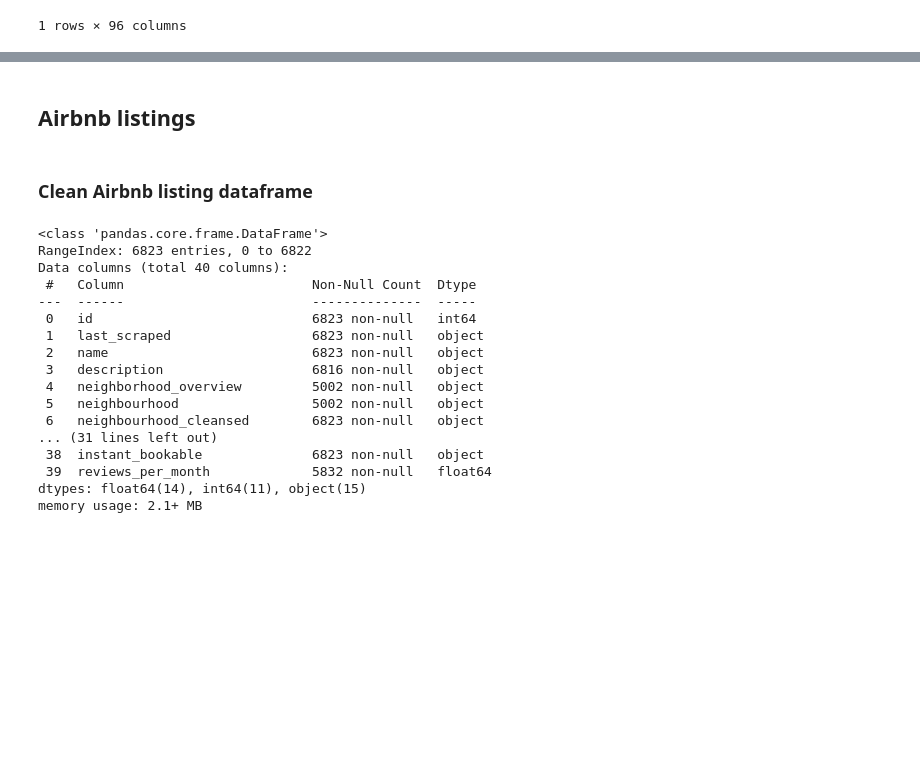
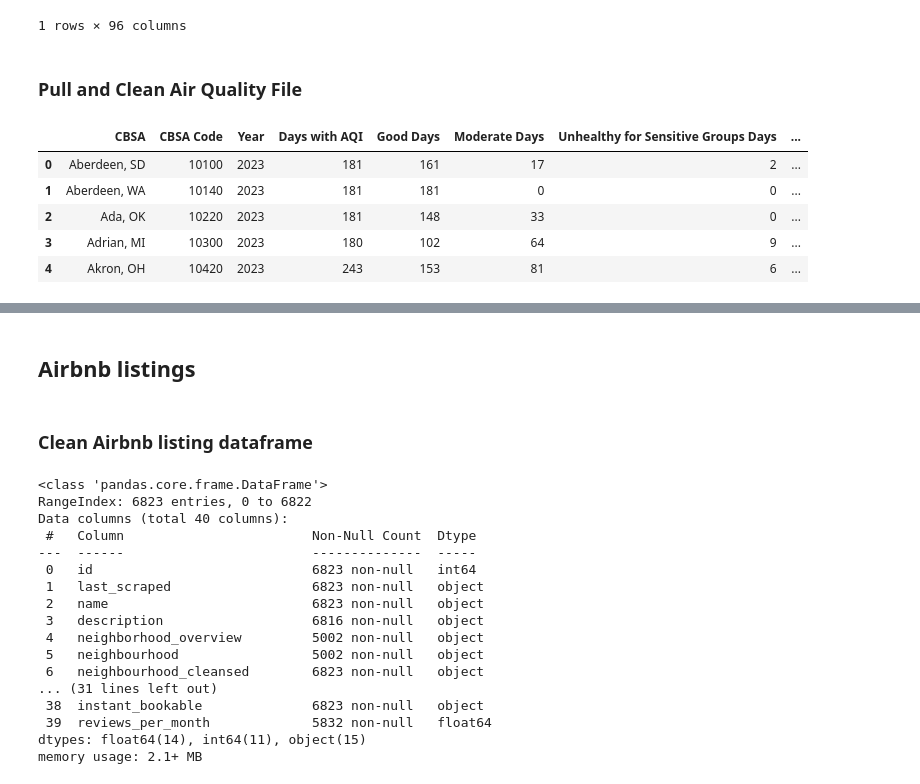
Before and after one commit to kflemming30/6505-Project, a Jupyter notebook: airbnb_data_exploration.ipynb, the cells around one changed output, grey strips where cells are left out. Cells and saved outputs as stored; diff of their text form; code cells hidden in the pictures; blank space fills up the shorter version.

```diff
--- a/airbnb_data_exploration.ipynb
+++ b/airbnb_data_exploration.ipynb
@@ -203,3 +206,15 @@ seattle_cost_of_living.groupby('areaname').describe()
 | areaname |  |  |  |  |  |  |  |  |  |  | ... |
 | Seattle-Bellevue, WA HUD Metro FM... | 20.0 | 3006.0 | 7.181848 | 2999.0 | 2999.0 | 3006.0 | 3013.0 | 3013.0 | 20.0 | 25067.95134 | ... |
 1 rows × 96 columns
+# %% [markdown]
+### Pull and Clean Air Quality File
+# %%
+air_quality = pd.read_csv('https://raw.githubusercontent.com/kflemming30/Urban_Dynamics_and_Airbnb_Reviews/main/air_quality_2023.csv')
+air_quality.head()
+# %% [output]
+|  | CBSA | CBSA Code | Year | Days with AQI | Good Days | Moderate Days | Unhealthy for Sensitive Groups Days | ... |
+| 0 | Aberdeen, SD | 10100 | 2023 | 181 | 161 | 17 | 2 | ... |
+| 1 | Aberdeen, WA | 10140 | 2023 | 181 | 181 | 0 | 0 | ... |
+| 2 | Ada, OK | 10220 | 2023 | 181 | 148 | 33 | 0 | ... |
+| 3 | Adrian, MI | 10300 | 2023 | 180 | 102 | 64 | 9 | ... |
+| 4 | Akron, OH | 10420 | 2023 | 243 | 153 | 81 | 6 | ... |
```
Also changed, not shown: parts of 11 cells of this notebook.
